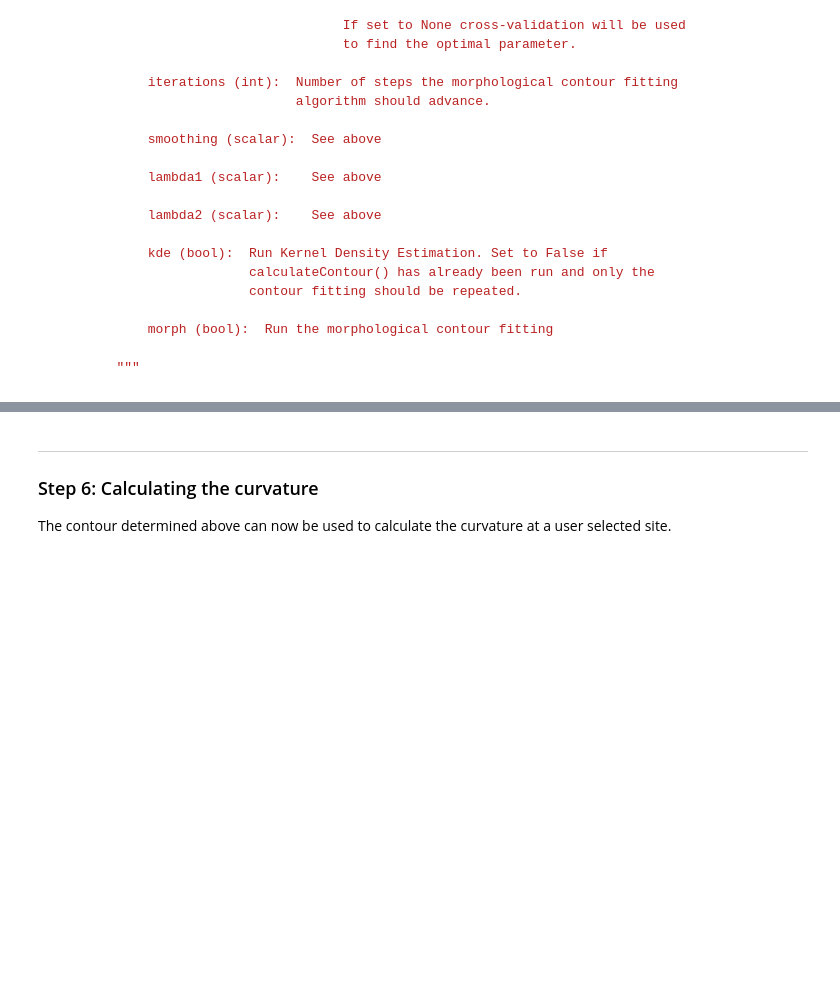
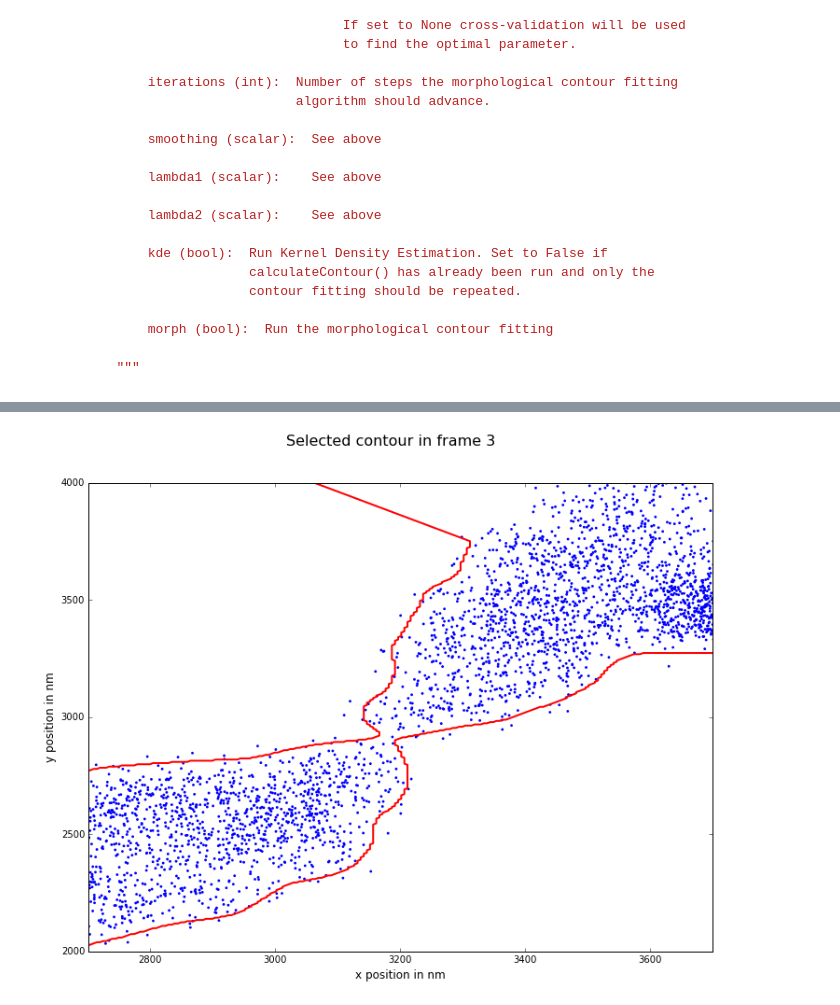
Before and after one commit to nberliner/PointObject, a Jupyter notebook: examples/A short introduction to PointObject.ipynb, the cells around one changed output, grey strips where cells are left out. Drawn from its saved outputs; the diff is of its cells as text; code cells hidden in the pictures; blank space fills up the shorter version.

````diff
--- a/examples/A short introduction to PointObject.ipynb
+++ b/examples/A short introduction to PointObject.ipynb
@@ -392,9 +404,6 @@
         """
 ```
 # %%
-mito.contour.checkContour(2, xlim=[2700,3700], ylim=[2000,4000], s=8, alpha=1.0, image=False)
+mito.contour.checkContour(3, xlim=[2700,3700], ylim=[2000,4000], s=8, alpha=1.0, image=False)
+# %% [output]
+[figure, added]
-# %% [markdown]
----
-### Step 6: Calculating the curvature
-
-The contour determined above can now be used to calculate the curvature at a user selected site.
````
Also changed, not shown: parts of 26 cells of this notebook.
